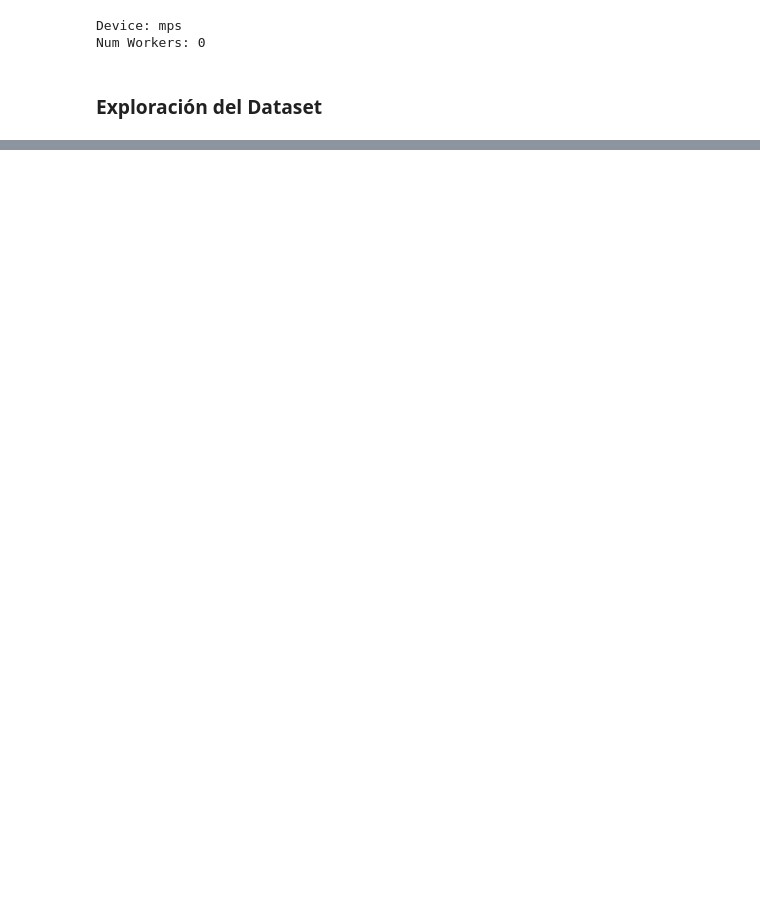
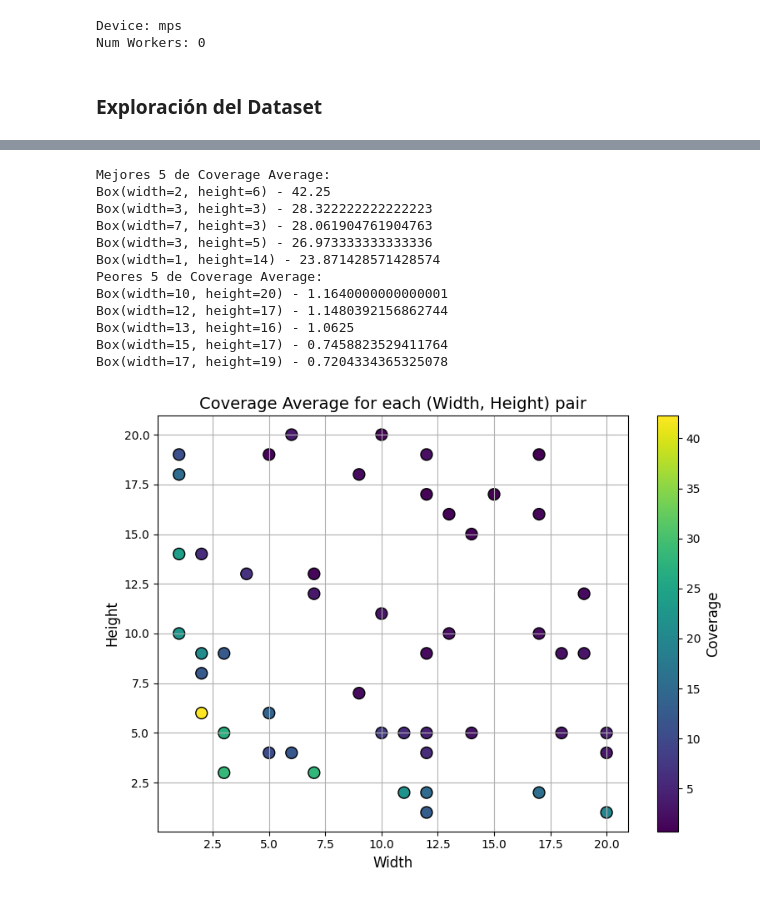
Before and after one commit to smith2310/AIGenerativa, a Jupyter notebook: main.ipynb, the cells around one changed output, grey strips where cells are left out. Drawn from its saved outputs; the diff is of its cells as text; code cells hidden in the pictures; blank space fills up the shorter version.

```diff
--- a/main.ipynb
+++ b/main.ipynb
@@ -470,0 +475,16 @@ BinPackingGame(container=Box(width=10, height=8), boxes=[Box(width=10, height=3)
+# %%
+analyze_metric(results, lambda r: r.coverage_average, 'Coverage Average')
+# %% [output]
+Mejores 5 de Coverage Average:
+Box(width=2, height=6) - 42.25
+Box(width=3, height=3) - 28.322222222222223
+Box(width=7, height=3) - 28.061904761904763
+Box(width=3, height=5) - 26.973333333333336
+Box(width=1, height=14) - 23.871428571428574
+Peores 5 de Coverage Average:
+Box(width=10, height=20) - 1.1640000000000001
+Box(width=12, height=17) - 1.1480392156862744
+Box(width=13, height=16) - 1.0625
+Box(width=15, height=17) - 0.7458823529411764
+Box(width=17, height=19) - 0.7204334365325078
+[figure, added]
```
Also changed, not shown: parts of 14 cells of this notebook, 3 other files.
